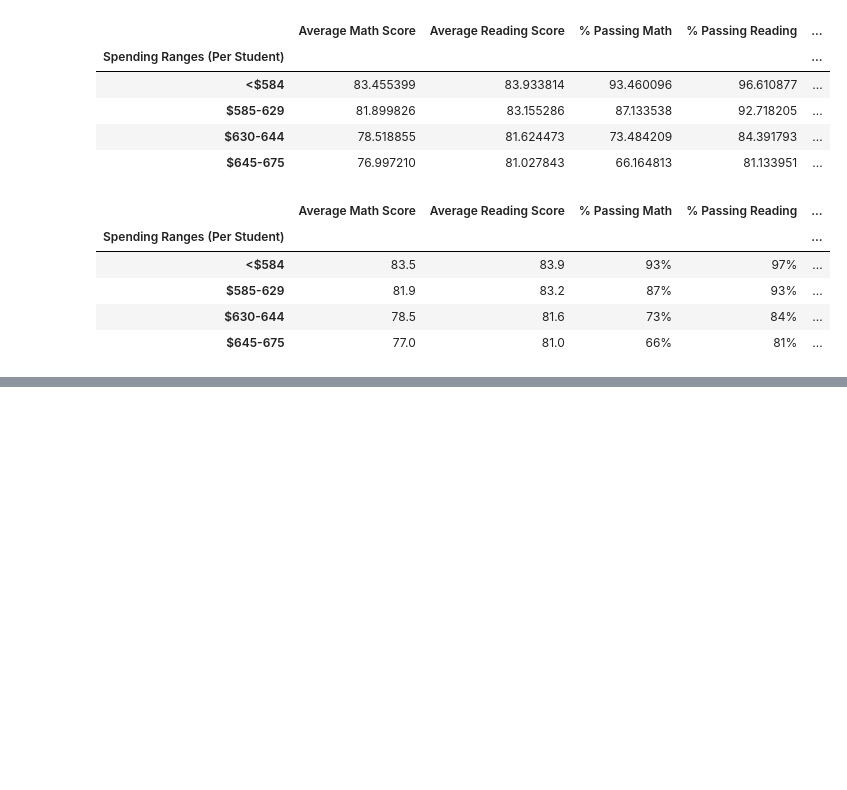
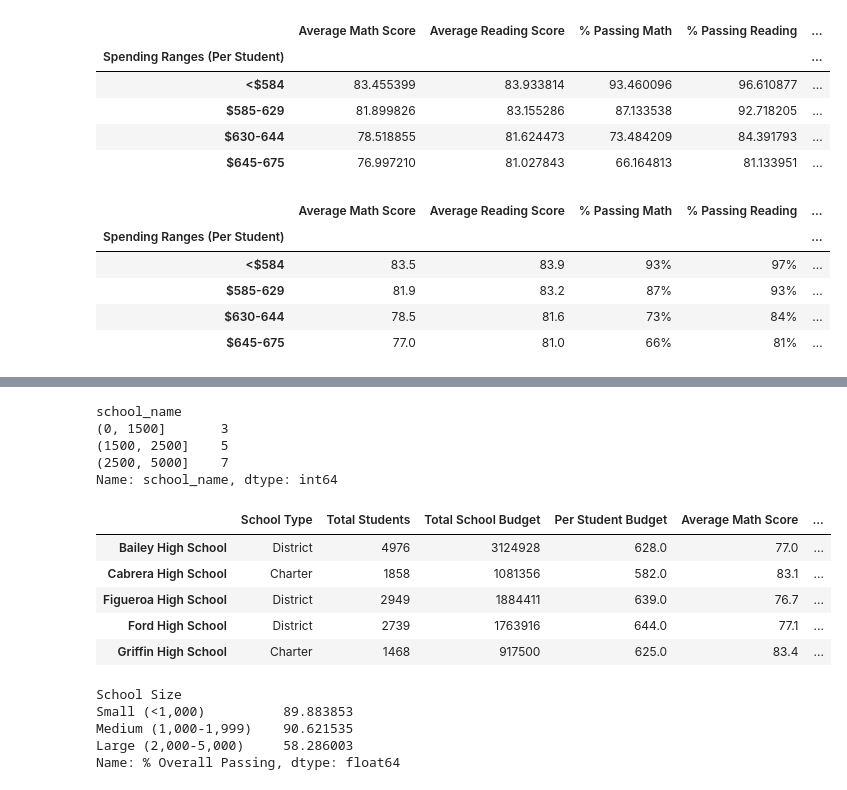
Before and after one commit to lmobashe/School_District_Analysis, a Jupyter notebook: PyCitySchools.ipynb, the cells around one changed output, grey strips where cells are left out. Cells and saved outputs as stored; diff of their text form; code cells hidden in the pictures; blank space fills up the shorter version.

Commit message:
data organized by school size

```diff
--- a/PyCitySchools.ipynb
+++ b/PyCitySchools.ipynb
@@ -800,0 +822,68 @@ spending_summary_df.head()
+# %%
+#set population bins
+school_population = [0, 1000, 2000, 5000]
+
+group_names = ['Small (<1,000)', 'Medium (1,000-1,999)', 'Large (2,000-5,000)']
+
+#Count and separate by bin size
+
+per_school_counts.groupby(pd.cut(per_school_counts, school_population)).count()
+# %% [output]
+school_name
+(0, 1500]       3
+(1500, 2500]    5
+(2500, 5000]    7
+Name: school_name, dtype: int64
+# %%
+#Categorize spending based on bins
+per_school_summary_df['School Size'] = pd.cut(per_school_summary_df['Total Students'], school_population, labels=group_names)
+
+per_school_summary_df.head()
+# %% [output]
+|  | School Type | Total Students | Total School Budget | Per Student Budget | Average Math Score | ... |
+| Bailey High School | District | 4976 | 3124928 | 628.0 | 77.0 | ... |
+| Cabrera High School | Charter | 1858 | 1081356 | 582.0 | 83.1 | ... |
+| Figueroa High School | District | 2949 | 1884411 | 639.0 | 76.7 | ... |
+| Ford High School | District | 2739 | 1763916 | 644.0 | 77.1 | ... |
+| Griffin High School | Charter | 1468 | 917500 | 625.0 | 83.4 | ... |
+# %%
+per_school_summary_df = pd.DataFrame({
+             "School Type": per_school_types,
+             "Total Students": per_school_counts,
+             "Total School Budget": per_school_budget,
+             "Per Student Budget": per_school_capita,
+             "Average Math Score": per_school_math,
+           "Average Reading Score": per_school_reading,
+           "% Passing Math": per_school_passing_math,
+           "% Passing Reading": per_school_passing_reading,
+           "% Overall Passing": per_overall_passing_percentage})
+
+#set population bins
+school_population = [0, 1000, 2000, 5000]
+
+group_names = ['Small (<1,000)', 'Medium (1,000-1,999)', 'Large (2,000-5,000)']
+
+#Categorize spending based on bins
+per_school_summary_df['School Size'] = pd.cut(per_school_summary_df['Total Students'], school_population, labels=group_names)
+
+
+
+#Group by School Size: Average Math Score, Average Reading Score, Average % Passing Math,
+#Average % Passing Reading, Average % Overall Passing
+size_math_score = per_school_summary_df.groupby(['School Size']).mean()['Average Math Score']
+
+size_reading_score = per_school_summary_df.groupby(['School Size']).mean()['Average Reading Score']
+
+size_passing_math = per_school_summary_df.groupby(['School Size']).mean()['% Passing Math']
+
+size_passing_reading = per_school_summary_df.groupby(['School Size']).mean()['% Passing Reading']
+
+overall_size_passing = per_school_summary_df.groupby(['School Size']).mean()['% Overall Passing']
+
+overall_size_passing.head()
+# %% [output]
+School Size
+Small (<1,000)          89.883853
+Medium (1,000-1,999)    90.621535
+Large (2,000-5,000)     58.286003
+Name: % Overall Passing, dtype: float64
```
Also changed, not shown: parts of 19 cells of this notebook.
